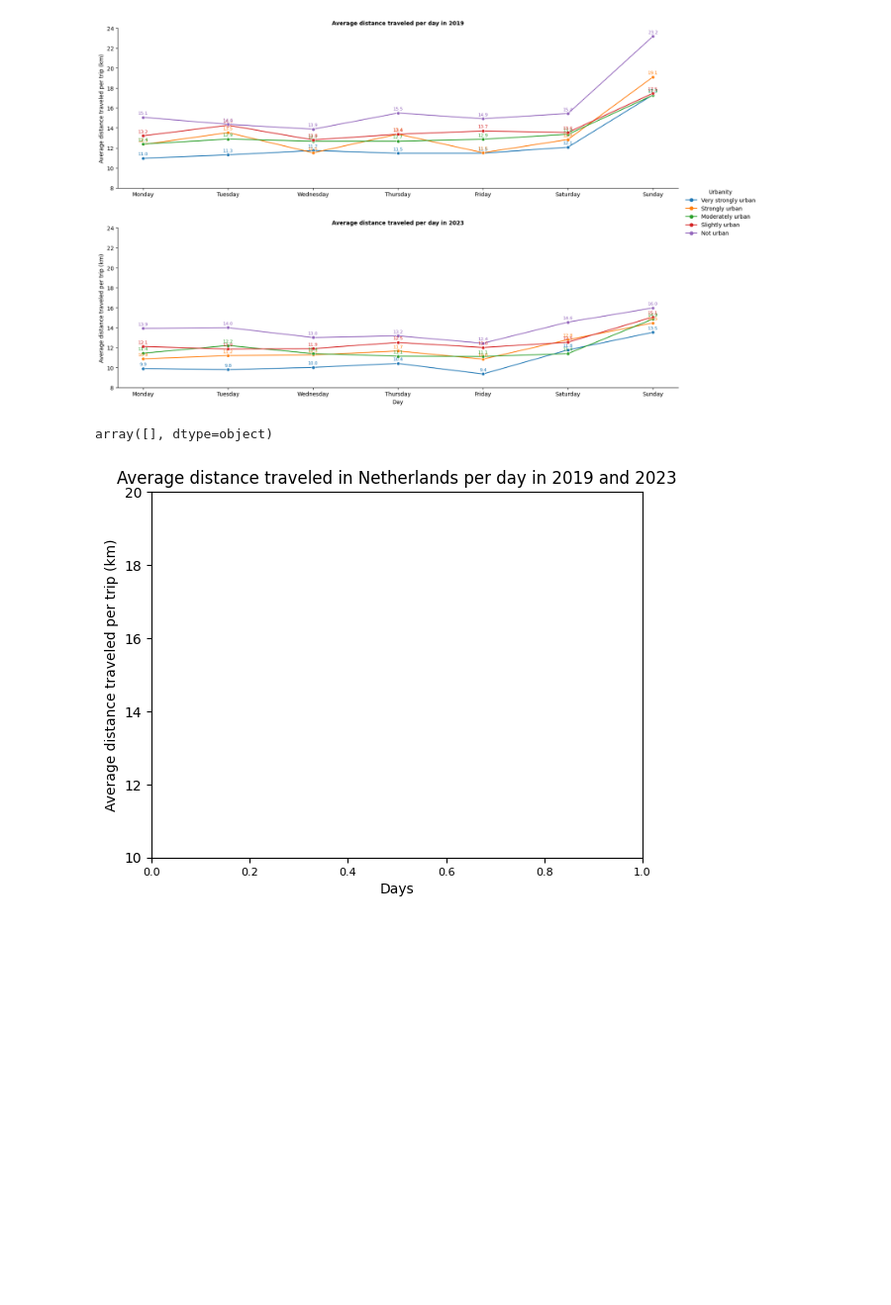
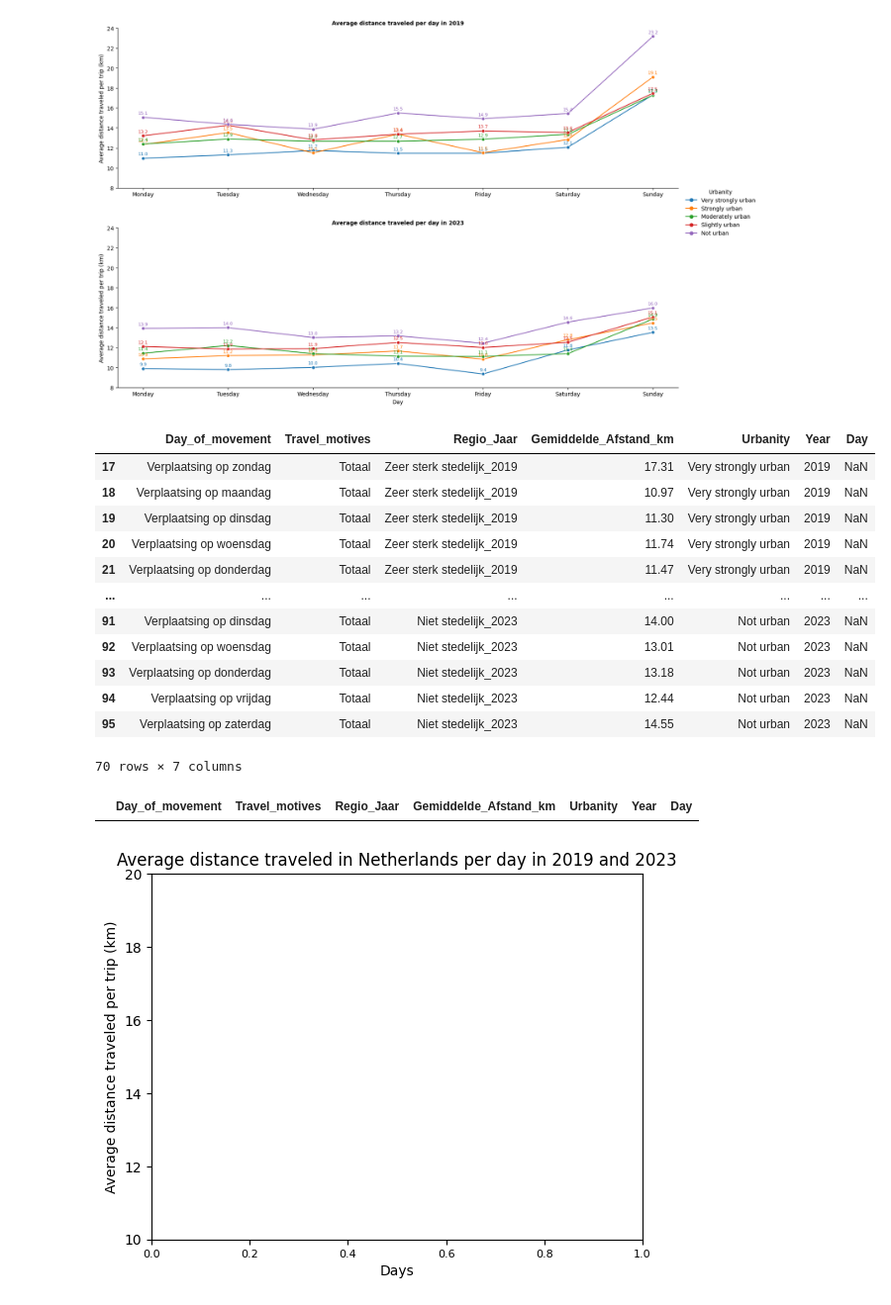
Before and after one commit to wendyqxc/Group8, a Jupyter notebook: Code_per_person.ipynb, the cells around one changed output. Shown at 99% size. Cells and saved outputs as stored; diff of their text form; code cells hidden in the pictures; blank space fills up the shorter version.

```diff
--- a/Code_per_person.ipynb
+++ b/Code_per_person.ipynb
@@ -717,17 +718,33 @@ g.savefig("Graph_subq1.png", dpi=300, bbox_inches='tight')
 plt.show()
 # %% [output]
 [figure]
+# %%
+df_long
+# %% [output]
+|  | Day_of_movement | Travel_motives | Regio_Jaar | Gemiddelde_Afstand_km | Urbanity | Year | Day |
+| 17 | Verplaatsing op zondag | Totaal | Zeer sterk stedelijk_2019 | 17.31 | Very strongly urban | 2019 | NaN |
+| 18 | Verplaatsing op maandag | Totaal | Zeer sterk stedelijk_2019 | 10.97 | Very strongly urban | 2019 | NaN |
+| 19 | Verplaatsing op dinsdag | Totaal | Zeer sterk stedelijk_2019 | 11.30 | Very strongly urban | 2019 | NaN |
+| 20 | Verplaatsing op woensdag | Totaal | Zeer sterk stedelijk_2019 | 11.74 | Very strongly urban | 2019 | NaN |
+| 21 | Verplaatsing op donderdag | Totaal | Zeer sterk stedelijk_2019 | 11.47 | Very strongly urban | 2019 | NaN |
+| ... | ... | ... | ... | ... | ... | ... | ... |
+| 91 | Verplaatsing op dinsdag | Totaal | Niet stedelijk_2023 | 14.00 | Not urban | 2023 | NaN |
+| 92 | Verplaatsing op woensdag | Totaal | Niet stedelijk_2023 | 13.01 | Not urban | 2023 | NaN |
+| 93 | Verplaatsing op donderdag | Totaal | Niet stedelijk_2023 | 13.18 | Not urban | 2023 | NaN |
+| 94 | Verplaatsing op vrijdag | Totaal | Niet stedelijk_2023 | 12.44 | Not urban | 2023 | NaN |
+| 95 | Verplaatsing op zaterdag | Totaal | Niet stedelijk_2023 | 14.55 | Not urban | 2023 | NaN |
+70 rows × 7 columns
 # %%
 """Filtering the data to make the graph for the entire Netherlands"""
-df_long_total = df_long.copy()
 df_long_total['Day'] = df_long_total['Day'].astype(str).str.strip() #remove all white spaces from the strings in column 'Day'
 df_long_total = df_long_total[df_long_total['Day'].str.strip() != 'Totaal'] #only show columns with total travel distance, and not the distance per day
-df_long_total = df_long_total[df_long_total['Urbanity'].str.strip() == 'Netherlands']
+df_long_total = df_long_total[df_long_total['Urbanity'].str.strip() == 'Nederland']
 day_order = ['Monday','Tuesday','Wednesday','Thursday','Friday','Saturday','Sunday',] #making a list which shows the days in logical order
 df_long_total['Day'] = pd.Categorical(df_long_total['Day'], categories=day_order, ordered=True) #sorting the days according to the logical order
 df_long_total['Urbanity'].unique()
+df_long_total
 # %% [output]
-array([], dtype=object)
+|  | Day_of_movement | Travel_motives | Regio_Jaar | Gemiddelde_Afstand_km | Urbanity | Year | Day |
 # %%
 '''Making graph for Netherlands'''
 #df_long_total = df_long.copy()
```
Also changed, not shown: parts of 1 cell of this notebook, 1 other file.
